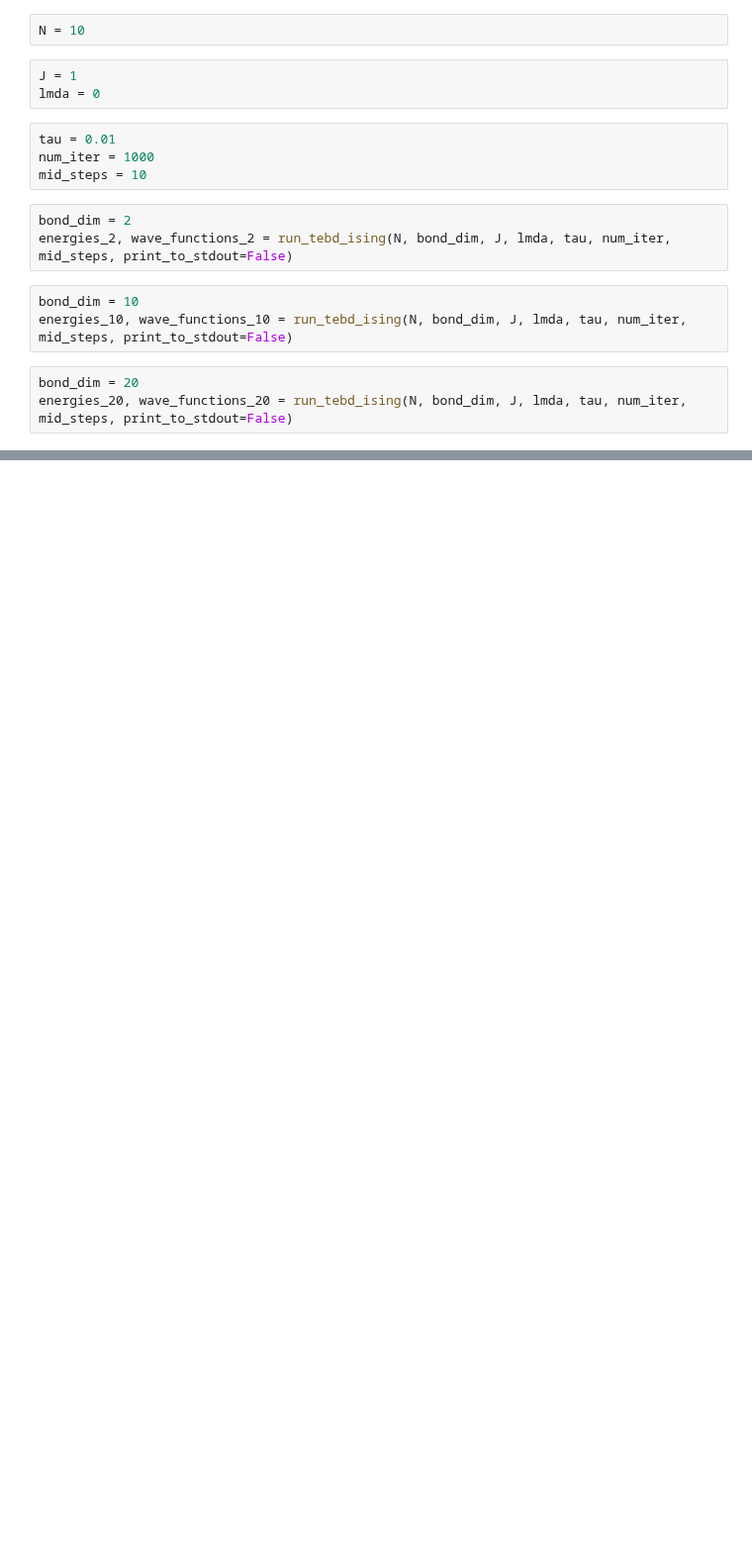
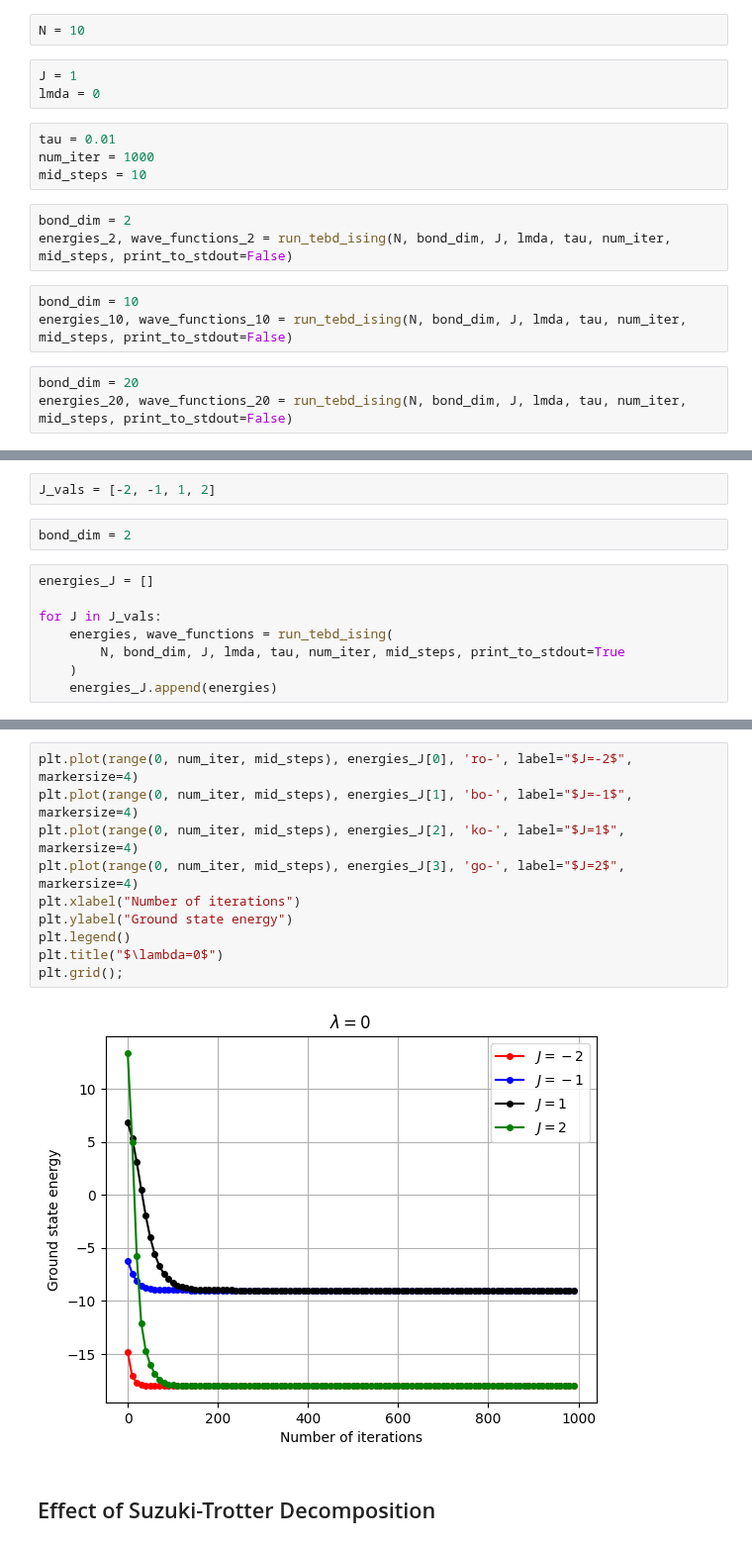
Before and after one commit to jchryssanthacopoulos/quantum_information, a Jupyter notebook: final_project/notebooks/ising_analysis.ipynb, the cells around one changed output, grey strips where cells are left out. Shown at 99% size. Saved outputs shown, nothing was run; the diff lists cells and outputs as text; blank space fills up the shorter version.

```diff
--- a/final_project/notebooks/ising_analysis.ipynb
+++ b/final_project/notebooks/ising_analysis.ipynb
@@ -66,0 +86,12 @@ plt.savefig('../figures/ground_state_energy_vs_iterations_diff_bond_dim.png', bb
+# %%
+J_vals = [-2, -1, 1, 2]
+# %%
+bond_dim = 2
+# %%
+energies_J = []
+
+for J in J_vals:
+    energies, wave_functions = run_tebd_ising(
+        N, bond_dim, J, lmda, tau, num_iter, mid_steps, print_to_stdout=True
+    )
+    energies_J.append(energies)
@@ -66,0 +116,14 @@ plt.savefig('../figures/ground_state_energy_vs_iterations_diff_bond_dim.png', bb
+# %%
+plt.plot(range(0, num_iter, mid_steps), energies_J[0], 'ro-', label="$J=-2$", markersize=4)
+plt.plot(range(0, num_iter, mid_steps), energies_J[1], 'bo-', label="$J=-1$", markersize=4)
+plt.plot(range(0, num_iter, mid_steps), energies_J[2], 'ko-', label="$J=1$", markersize=4)
+plt.plot(range(0, num_iter, mid_steps), energies_J[3], 'go-', label="$J=2$", markersize=4)
+plt.xlabel("Number of iterations")
+plt.ylabel("Ground state energy")
+plt.legend()
+plt.title("$\lambda=0$")
+plt.grid();
+# %% [output]
+[figure, added]
+# %% [markdown]
+## Effect of Suzuki-Trotter Decomposition
```
Also changed, not shown: parts of 10 cells of this notebook, 1 other file.
